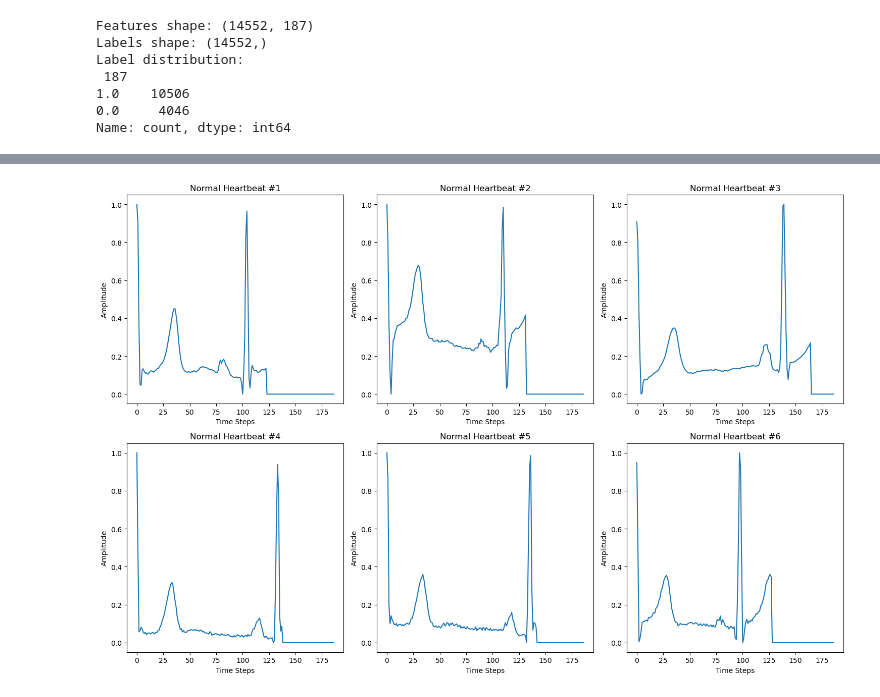
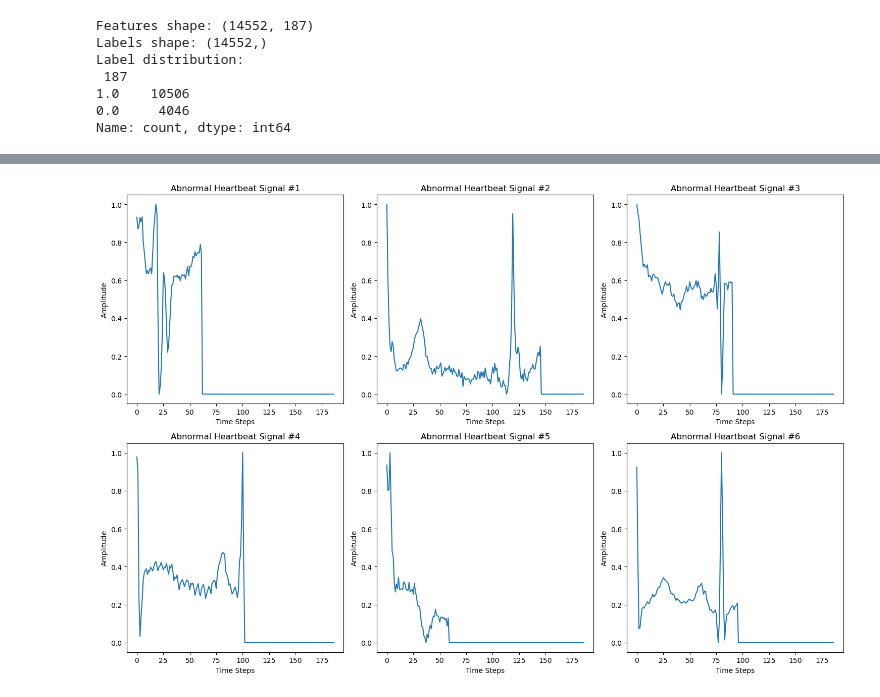
Before and after one commit to arilui/EKGenie, a Jupyter notebook: HawraaJupyter.ipynb, the cells around one changed output, grey strips where cells are left out. Cells and saved outputs as stored; diff of their text form; code cells hidden in the pictures.

```diff
--- a/HawraaJupyter.ipynb
+++ b/HawraaJupyter.ipynb
@@ -10,6 +14,6 @@ import numpy as np
 # %%
 # Download latest version
-path = kagglehub.dataset_download("shayanfazeli/heartbeat")
+path = kh.dataset_download("shayanfazeli/heartbeat")
 
 print("Path to dataset files:", path)
 # %% [output]
@@ -140,0 +21,8 @@ label numarical labels with categorical label.
+# %%
+def load_data(path):
+    normal = pd.read_csv(os.path.join(path, "ptbdb_normal.csv"), header=None)
+    abnormal = pd.read_csv(os.path.join(path, "ptbdb_abnormal.csv"), header=None)
+    return normal, abnormal
+
+# Call the function
+normal, abnormal = load_data(path)
@@ -140,0 +50,10 @@ label numarical labels with categorical label.
+# %%
+classes = normal.iloc[:, -1].unique()
+plt.figure(figsize=(15, 10))
+for i, cls in enumerate(classes):
+    plt.subplot(2, 3, i + 1)
+    sample = normal[normal.iloc[:, -1] == cls].iloc[0, :-1]
+    plt.plot(sample.values)
+    plt.title(f"Normal Heartbeat Class {cls}")
+plt.tight_layout()
+plt.show()
@@ -140,0 +83,10 @@ label numarical labels with categorical label.
+# %%
+classes = abnormal.iloc[:, -1].unique()
+plt.figure(figsize=(15, 10))
+for i, cls in enumerate(classes):
+    plt.subplot(2, 3, i + 1)
+    sample = abnormal[abnormal.iloc[:, -1] == cls].iloc[0, :-1]
+    plt.plot(sample.values)
+    plt.title(f"abnormal Heartbeat Class {cls}")
+plt.tight_layout()
+plt.show()
@@ -190,15 +132,14 @@ First 5 rows of normal data:
 # %%
 fig, ax = plt.subplots(nrows=2, ncols=3, figsize=(15, 10))
 ax = ax.flatten()
-
-# Plot 6 normal heartbeats starting from index 0
-for i in range(6):
-    ax[i].plot(X.iloc[i])
-    ax[i].set_title(f"Normal Heartbeat #{i + 1}")
-    ax[i].set_xlabel("Time Steps")
-    ax[i].set_ylabel("Amplitude")
+for i in range(len(normal), len(normal) + 6):
+    plt.subplot(2, 3, i - len(normal) + 1)
+    plt.plot(X.iloc[i])
+    plt.title(f"Abnormal Heartbeat Signal #{i - len(normal) + 1}")
+    plt.xlabel("Time Steps")
+    plt.ylabel("Amplitude")
 
 plt.tight_layout()
 plt.show()
 # %% [output]
-[figure, old version]
+[figure, new version]
```
Also changed, not shown: parts of 26 cells of this notebook.
